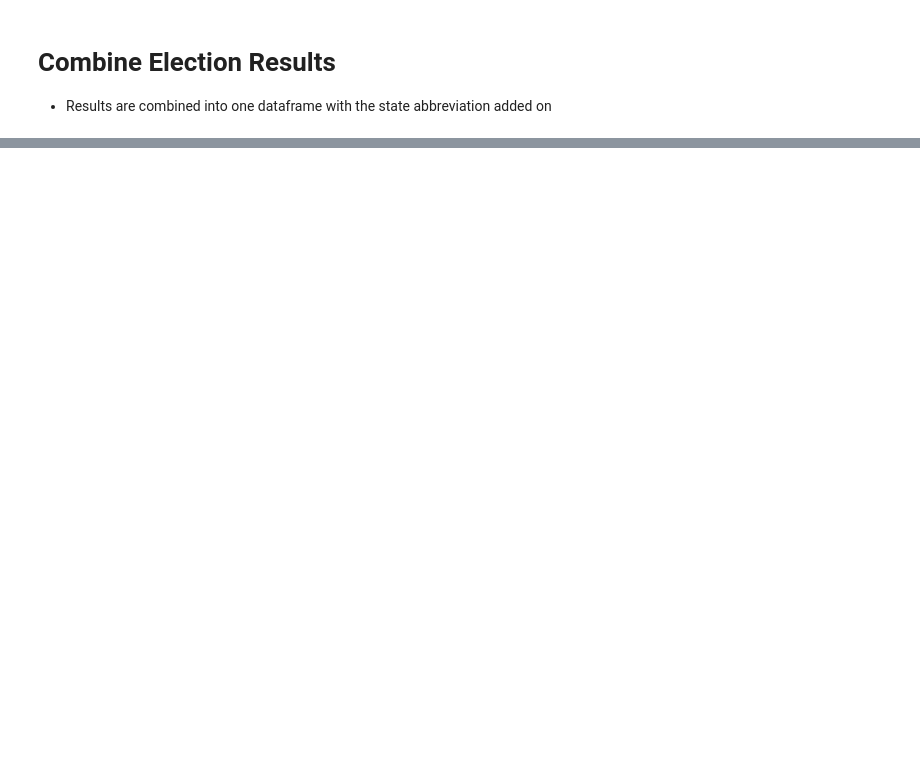
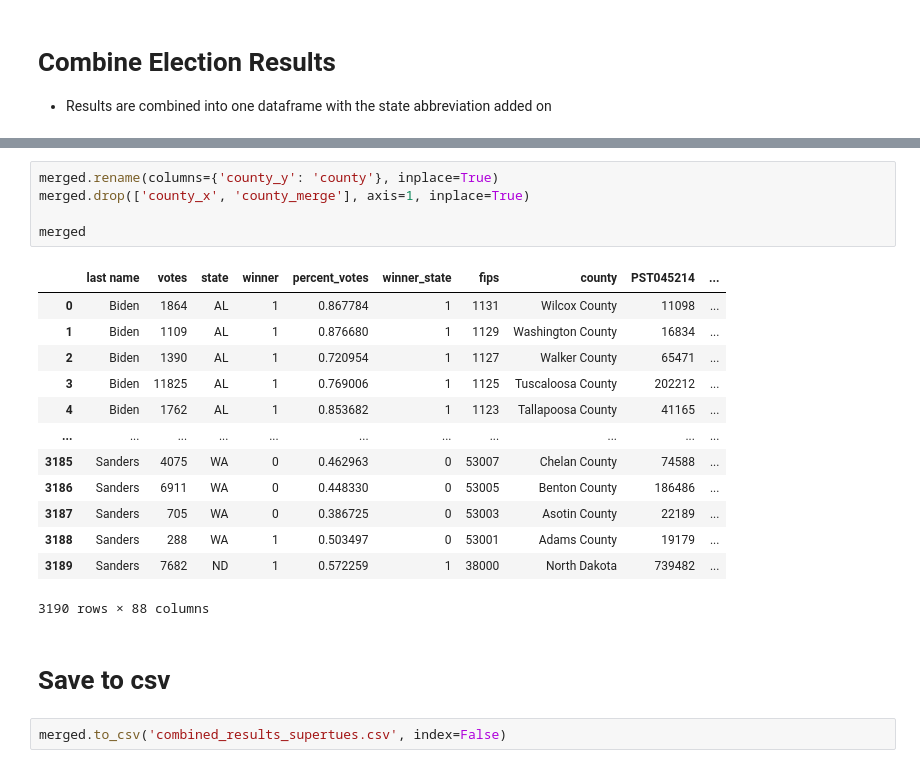
Before and after one commit to L0per/democratic-primary-predictions, a Jupyter notebook: data_processing.ipynb, the cells around one changed output, grey strips where cells are left out. Drawn from its saved outputs; the diff is of its cells as text; blank space fills up the shorter version.

```diff
--- a/data_processing.ipynb
+++ b/data_processing.ipynb
@@ -158,0 +360,23 @@ merged
+# %%
+merged.rename(columns={'county_y': 'county'}, inplace=True)
+merged.drop(['county_x', 'county_merge'], axis=1, inplace=True)
+
+merged
+# %% [output]
+|  | last name | votes | state | winner | percent_votes | winner_state | fips | county | PST045214 | ... |
+| 0 | Biden | 1864 | AL | 1 | 0.867784 | 1 | 1131 | Wilcox County | 11098 | ... |
+| 1 | Biden | 1109 | AL | 1 | 0.876680 | 1 | 1129 | Washington County | 16834 | ... |
+| 2 | Biden | 1390 | AL | 1 | 0.720954 | 1 | 1127 | Walker County | 65471 | ... |
+| 3 | Biden | 11825 | AL | 1 | 0.769006 | 1 | 1125 | Tuscaloosa County | 202212 | ... |
+| 4 | Biden | 1762 | AL | 1 | 0.853682 | 1 | 1123 | Tallapoosa County | 41165 | ... |
+| ... | ... | ... | ... | ... | ... | ... | ... | ... | ... | ... |
+| 3185 | Sanders | 4075 | WA | 0 | 0.462963 | 0 | 53007 | Chelan County | 74588 | ... |
+| 3186 | Sanders | 6911 | WA | 0 | 0.448330 | 0 | 53005 | Benton County | 186486 | ... |
+| 3187 | Sanders | 705 | WA | 0 | 0.386725 | 0 | 53003 | Asotin County | 22189 | ... |
+| 3188 | Sanders | 288 | WA | 1 | 0.503497 | 0 | 53001 | Adams County | 19179 | ... |
+| 3189 | Sanders | 7682 | ND | 1 | 0.572259 | 1 | 38000 | North Dakota | 739482 | ... |
+3190 rows × 88 columns
+# %% [markdown]
+# Save to csv
+# %%
+merged.to_csv('combined_results_supertues.csv', index=False)
```
Also changed, not shown: parts of 24 cells of this notebook, 6 other files.
